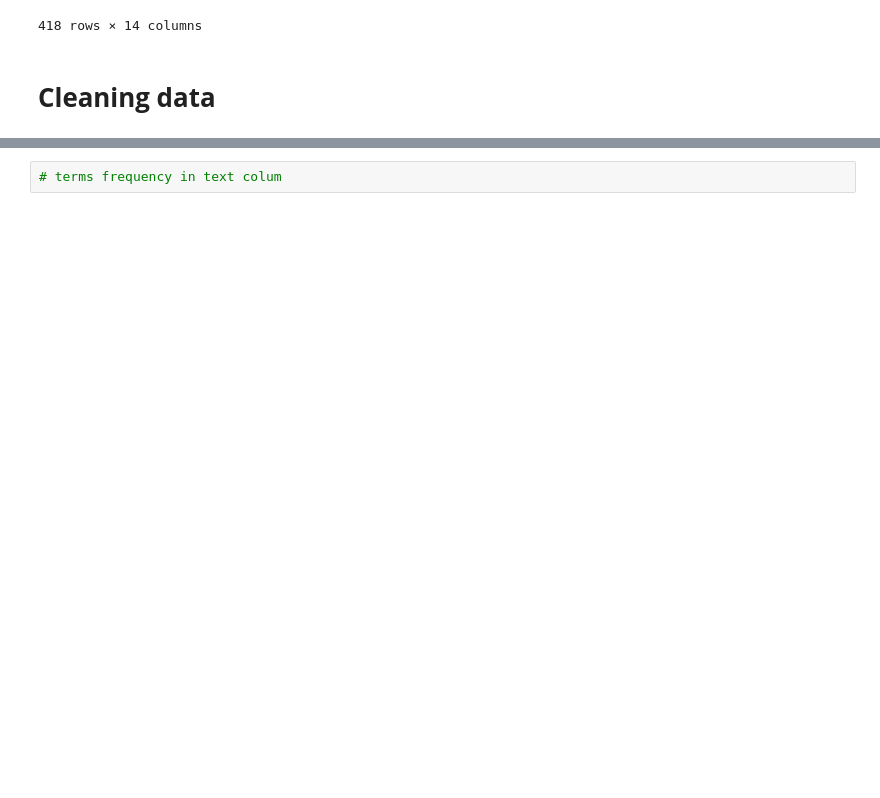
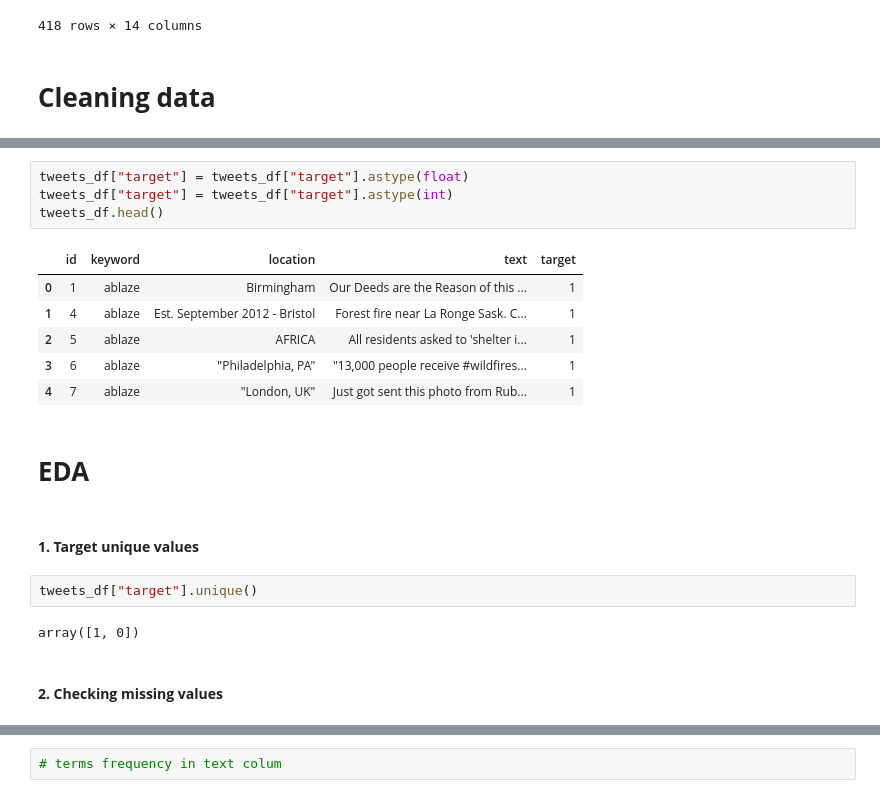
Before and after one commit to ErikaJAlvarado/UCSD, a Jupyter notebook: capstone/NLP_with_Disaster_Tweets/disaster_tweets_eda.ipynb, the cells around one changed output, grey strips where cells are left out. Saved outputs shown, nothing was run; the diff lists cells and outputs as text; blank space fills up the shorter version.

```diff
--- a/capstone/NLP_with_Disaster_Tweets/disaster_tweets_eda.ipynb
+++ b/capstone/NLP_with_Disaster_Tweets/disaster_tweets_eda.ipynb
@@ -90,0 +213,21 @@ df.loc[df["Unnamed: 13"].notnull()]
+# %%
+tweets_df["target"] = tweets_df["target"].astype(float)
+tweets_df["target"] = tweets_df["target"].astype(int)
+tweets_df.head()
+# %% [output]
+|  | id | keyword | location | text | target |
+| 0 | 1 | ablaze | Birmingham | Our Deeds are the Reason of this ... | 1 |
+| 1 | 4 | ablaze | Est. September 2012 - Bristol | Forest fire near La Ronge Sask. C... | 1 |
+| 2 | 5 | ablaze | AFRICA | All residents asked to 'shelter i... | 1 |
+| 3 | 6 | ablaze | "Philadelphia, PA" | "13,000 people receive #wildfires... | 1 |
+| 4 | 7 | ablaze | "London, UK" | Just got sent this photo from Rub... | 1 |
+# %% [markdown]
+# **EDA**
+# %% [markdown]
+#### **1. Target unique values** ####
+# %%
+tweets_df["target"].unique()
+# %% [output]
+array([1, 0])
+# %% [markdown]
+#### **2. Checking missing values** ####
```
Also changed, not shown: parts of 39 cells of this notebook, 2 other files.
